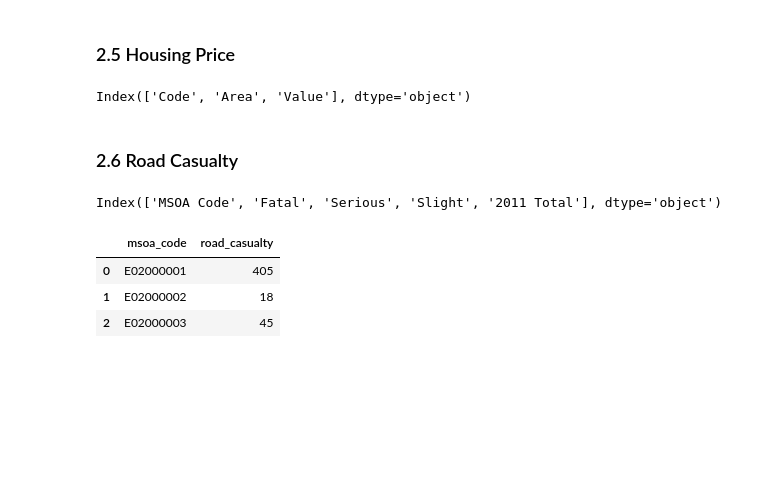
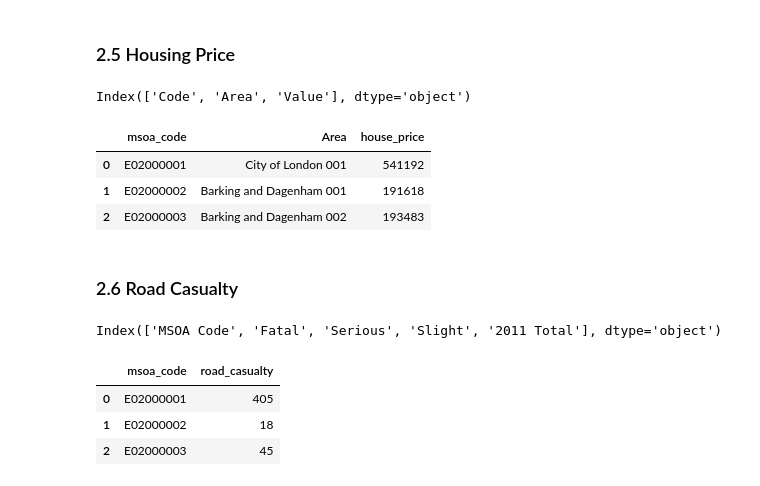
Before and after one commit to ZacharyP-E/qm_group25, a Jupyter notebook: qm_group_code.ipynb, the cells around one changed output. Saved outputs shown, nothing was run; the diff lists cells and outputs as text; code cells hidden in the pictures; blank space fills up the shorter version.

```diff
--- a/qm_group_code.ipynb
+++ b/qm_group_code.ipynb
@@ -262,6 +296,12 @@ house_price.columns
 Index(['Code', 'Area', 'Value'], dtype='object')
 # %%
 house_price.rename(columns = {'Code':'msoa_code','Value':'house_price'},inplace = True)
+house_price.head(3)
+# %% [output]
+|  | msoa_code | Area | house_price |
+| 0 | E02000001 | City of London 001 | 541192 |
+| 1 | E02000002 | Barking and Dagenham 001 | 191618 |
+| 2 | E02000003 | Barking and Dagenham 002 | 193483 |
 # %% [markdown]
 ### 2.6 Road Casualty
 # %%
```
Also changed, not shown: parts of 24 cells of this notebook.
